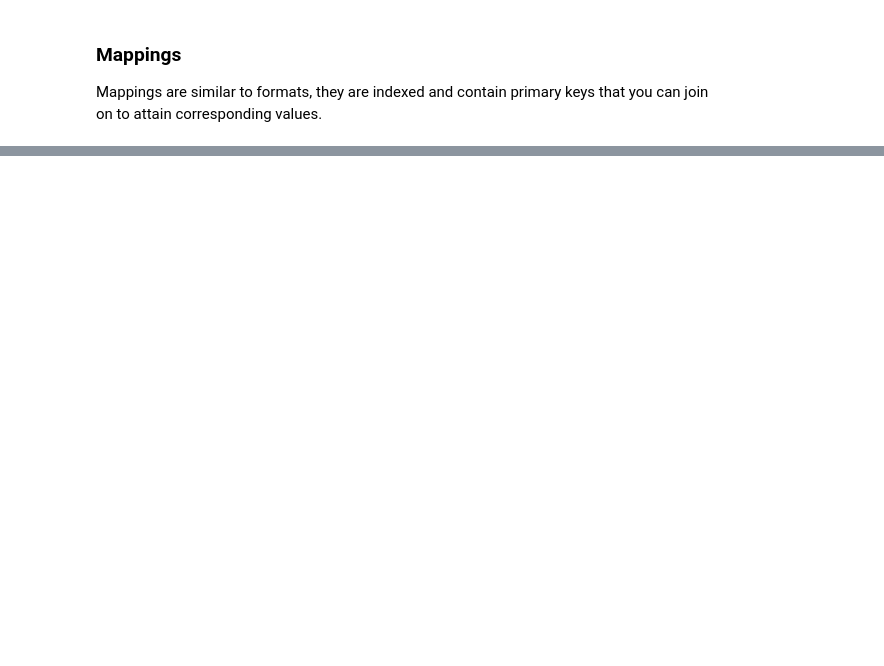
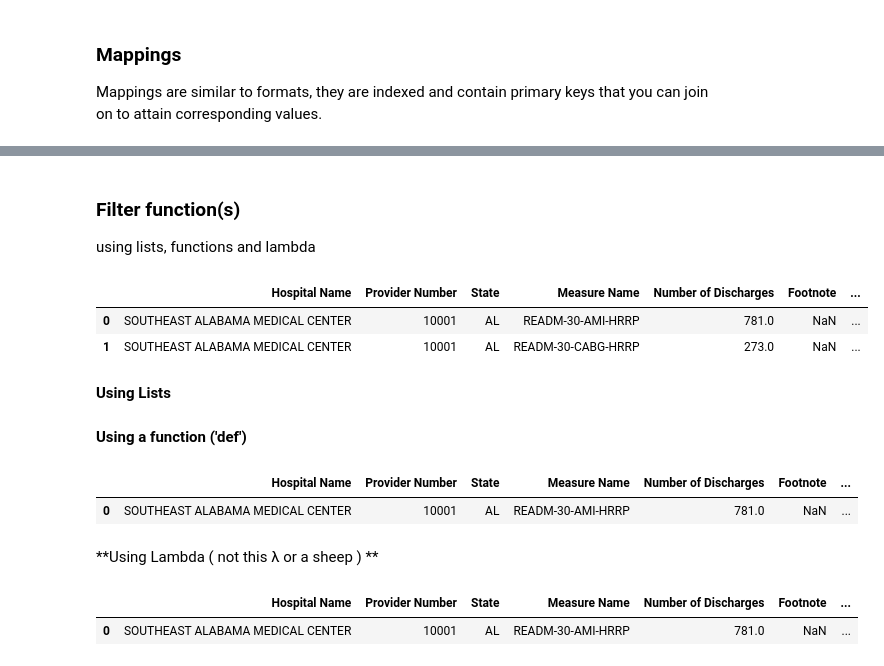
Before and after one commit to 4ram2varma5/SAS_to_Python, a Jupyter notebook: 2_filter_sort_merge_create.ipynb, the cells around one changed output, grey strips where cells are left out. Cells and saved outputs as stored; diff of their text form; code cells hidden in the pictures; blank space fills up the shorter version.

```diff
--- a/2_filter_sort_merge_create.ipynb
+++ b/2_filter_sort_merge_create.ipynb
@@ -145,0 +254,18 @@ Mappings are similar to formats, they are indexed and contain primary keys that
+# %% [markdown]
+### Filter function(s)
+using lists, functions and lambda
+# %%
+url = "https://data.medicare.gov/api/views/9n3s-kdb3/rows.csv?accessType=DOWNLOAD"
+life = pd.read_csv(url)
+df =life
+cols_to_convert = ['Number of Discharges', 'Expected Readmission Rate']
+for col in cols_to_convert:
+    df[col] = pd.to_numeric(df[col], errors='coerce')
+
+df.head(2)
+# %% [output]
+|  | Hospital Name | Provider Number | State | Measure Name | Number of Discharges | Footnote | ... |
+| 0 | SOUTHEAST ALABAMA MEDICAL CENTER | 10001 | AL | READM-30-AMI-HRRP | 781.0 | NaN | ... |
+| 1 | SOUTHEAST ALABAMA MEDICAL CENTER | 10001 | AL | READM-30-CABG-HRRP | 273.0 | NaN | ... |
+# %% [markdown]
+**Using Lists**
@@ -145,0 +280,23 @@ Mappings are similar to formats, they are indexed and contain primary keys that
+# %% [markdown]
+**Using a function ('def')**
+# %%
+#If you wanted to apply this to a panda data frame!
+df1 = df
+def is_lt_250(x):
+    return x <250
+
+df1['is_lt_250'] = df1['Number of Discharges'].apply(is_lt_250)
+df1.head(1)
+# %% [output]
+|  | Hospital Name | Provider Number | State | Measure Name | Number of Discharges | Footnote | ... |
+| 0 | SOUTHEAST ALABAMA MEDICAL CENTER | 10001 | AL | READM-30-AMI-HRRP | 781.0 | NaN | ... |
+# %% [markdown]
+**Using Lambda ( not this λ or a sheep ) **
+# %%
+#If you want to use a Lambda function (admitdly, I am still getting better at this!)
+df1 = df
+df1['is_lt_250'] =df1['Number of Discharges'].apply(lambda x: x <250)
+df1.head(1)
+# %% [output]
+|  | Hospital Name | Provider Number | State | Measure Name | Number of Discharges | Footnote | ... |
+| 0 | SOUTHEAST ALABAMA MEDICAL CENTER | 10001 | AL | READM-30-AMI-HRRP | 781.0 | NaN | ... |
```
Also changed, not shown: parts of 32 cells of this notebook.
